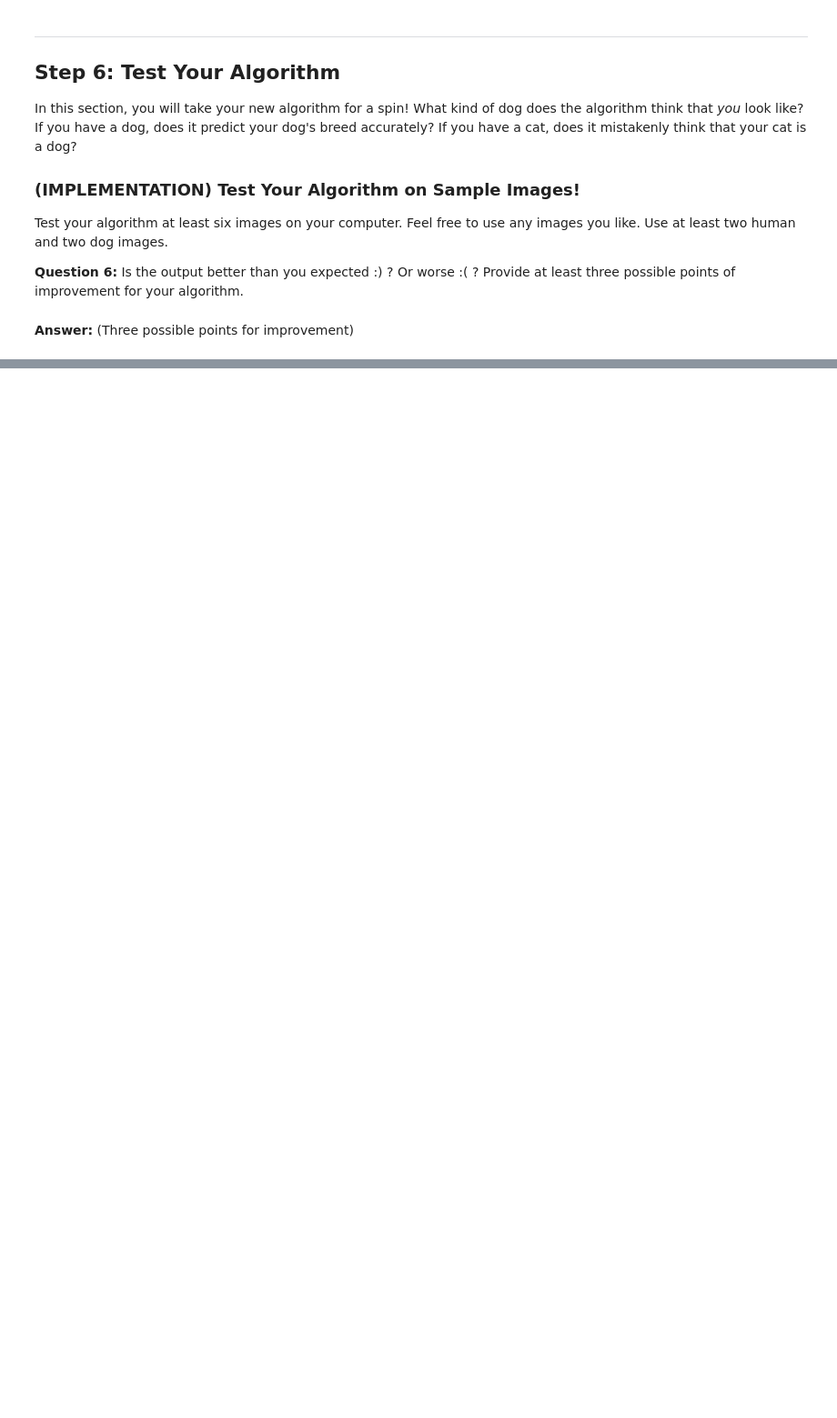
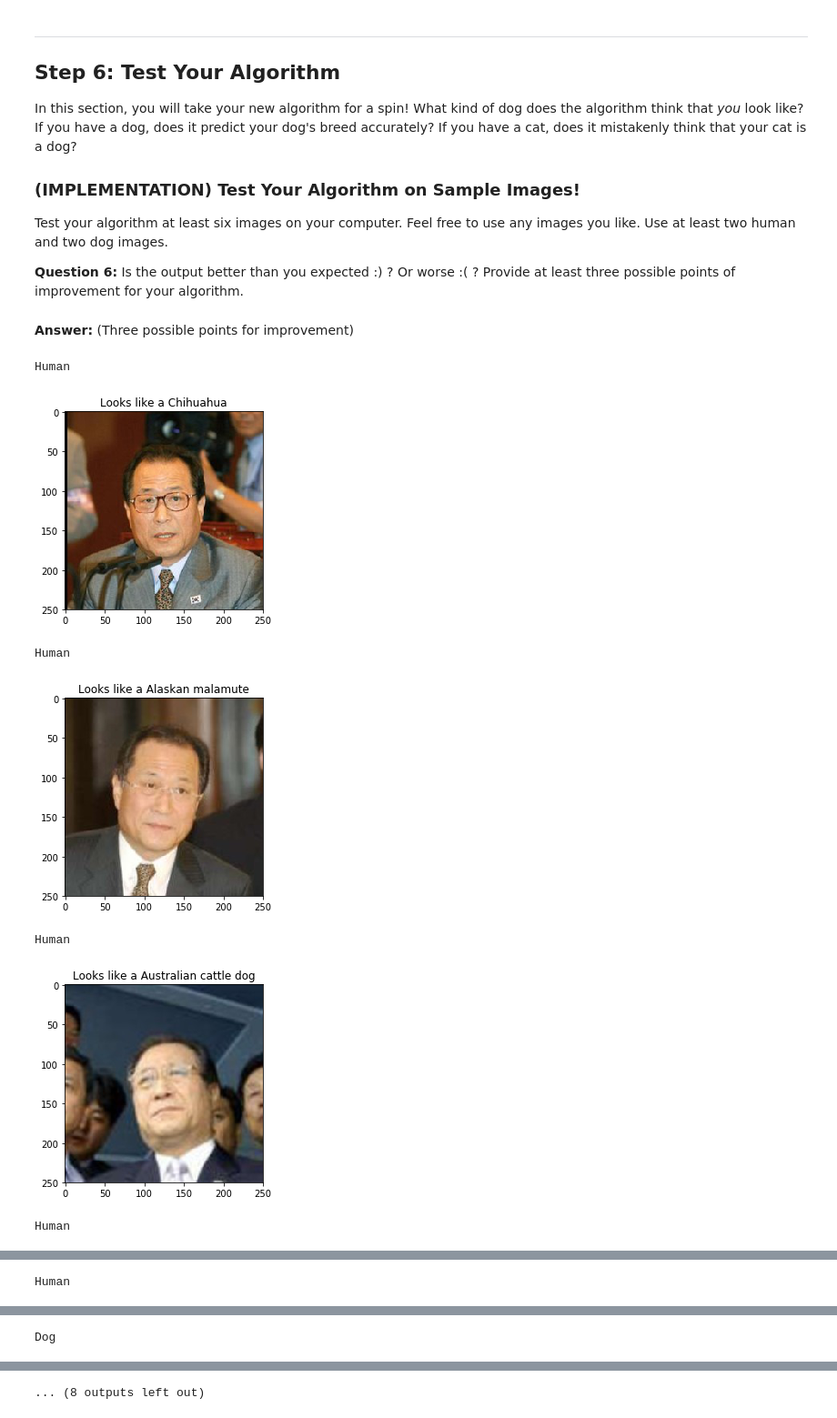
Before and after one commit to tmargary/udacity_deep_learning, a Jupyter notebook: 13. Dog Breed Classifier/dog_app.ipynb, the cells around one changed output, grey strips where cells are left out. Shown at 91% size. Cells and saved outputs as stored; diff of their text form; code cells hidden in the pictures; blank space fills up the shorter version.

Commit message:
dog project

```diff
--- a/13. Dog Breed Classifier/dog_app.ipynb
+++ b/13. Dog Breed Classifier/dog_app.ipynb
@@ -715,9 +760,7 @@ if use_cuda:
 Train and validate your model in the code cell below.  [Save the final model parameters](http://pytorch.org/docs/master/notes/serialization.html) at filepath `'model_transfer.pt'`.
 # %%
 # train the model
-
-model_transfer = train(5, loaders_transfer, model_transfer, optimizer_transfer,
-                       criterion_transfer, use_cuda, 'model_transfer.pt')
+model_transfer = train(25, loaders_transfer, model_transfer, optimizer_transfer, criterion_transfer, use_cuda, 'model_transfer.pt')
 
 # load the model that got the best validation accuracy (uncomment the line below)
 model_transfer.load_state_dict(torch.load('model_transfer.pt'))
@@ -761,0 +828,5 @@ data_transfer['train'].classes
+# %%
+for img_file in os.listdir('/data/dog_images/test/001.Affenpinscher'):
+    img_path = os.path.join('/data/dog_images/test/001.Affenpinscher', img_file)
+    predition = predict_breed_transfer(img_path)
+    print(f"Actual class: Affenpinscher; Prediction: {predition}")
@@ -786,3 +860,35 @@ def run_app(img_path):
+# %%
+### TODO: Write your algorithm.
+### Feel free to use as many code cells as needed.
+
+def plot_image(path, name="Title"):
+    img = Image.open(path)
+    plt.title(name)
+    plt.imshow(img)
+    plt.show()
+
+def run_app(img_path):
+    ## handle cases for a human face, dog, and neither
+
+    # check if image has juman faces:
+    if (face_detector(img_path)):
+        print("Human")
+        predicted_breed = predict_breed_transfer(img_path)
+        plot_image(img_path, name="Looks like a {}".format(predicted_breed) )
+
+    # check if image has dogs:
+    elif dog_detector(img_path):
+        print("Dog")
+        predicted_breed = predict_breed_transfer(img_path)
+        plot_image(img_path, name="Looks like a {}".format(predicted_breed) )
+    # otherwise
+    else:
+        print("Neither dog, not human")
+        plot_image(img_path, name="...")
+
+    print("\n")
+
+# ref: https://skysign.github.io/udacity-DLNP/PART%203%20Convolutional%20Neural%20Networks/Project%20Dog-Breed%20Classifier/dog_app.html
 # %% [markdown]
 ---
 <a id='step6'></a>
@@ -800,8 +906,16 @@ __Answer:__ (Three possible points for improvement)
 # %%
 ## TODO: Execute your algorithm from Step 6 on
 ## at least 6 images on your computer.
 ## Feel free to use as many code cells as needed.
 
 ## suggested code, below
-for file in np.hstack((human_files[:3], dog_files[:3])):
+for file in np.hstack((human_files[5:10], dog_files[5:10])):
     run_app(file)
+# %% [output]
+Human
+[figure, added]
+Human
+[figure, added]
+Human
+[figure, added]
+Human
@@ -807,0 +923 @@ for file in np.hstack((human_files[:3], dog_files[:3])):
+Human
@@ -807,0 +925 @@ for file in np.hstack((human_files[:3], dog_files[:3])):
+Dog
@@ -807,0 +927 @@ for file in np.hstack((human_files[:3], dog_files[:3])):
+... (8 outputs left out)
```
Also changed, not shown: parts of 27 cells of this notebook, 1 other file.
